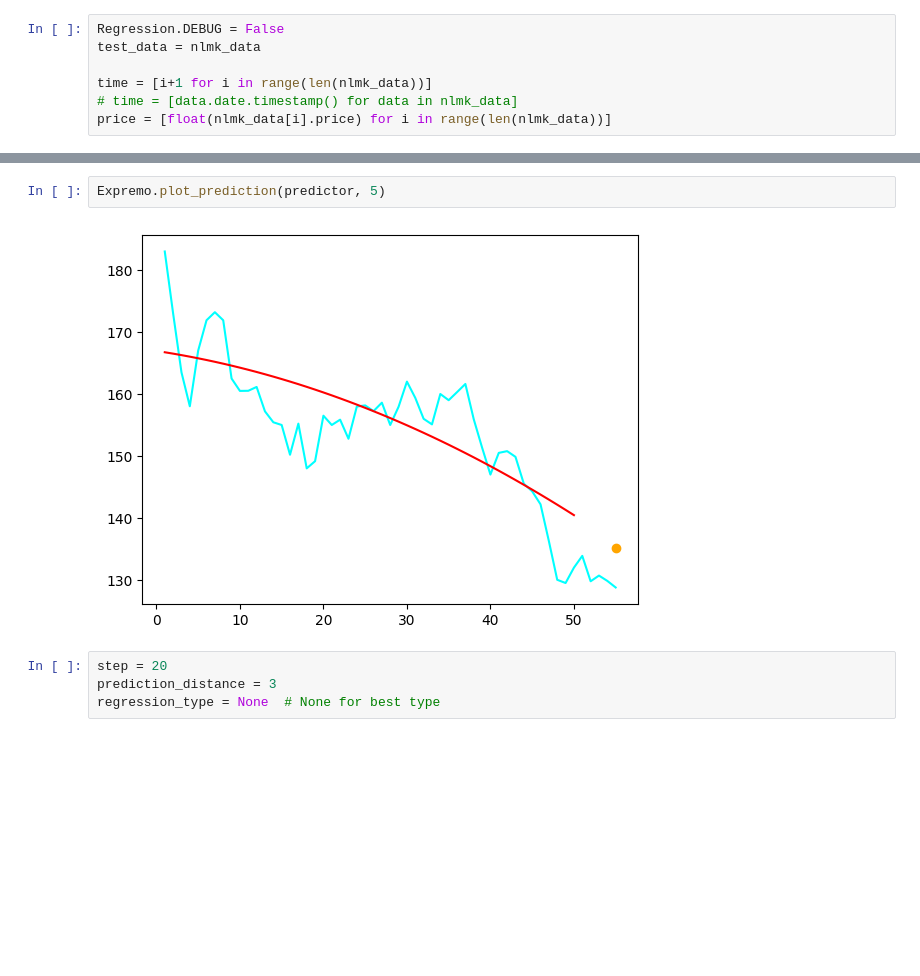
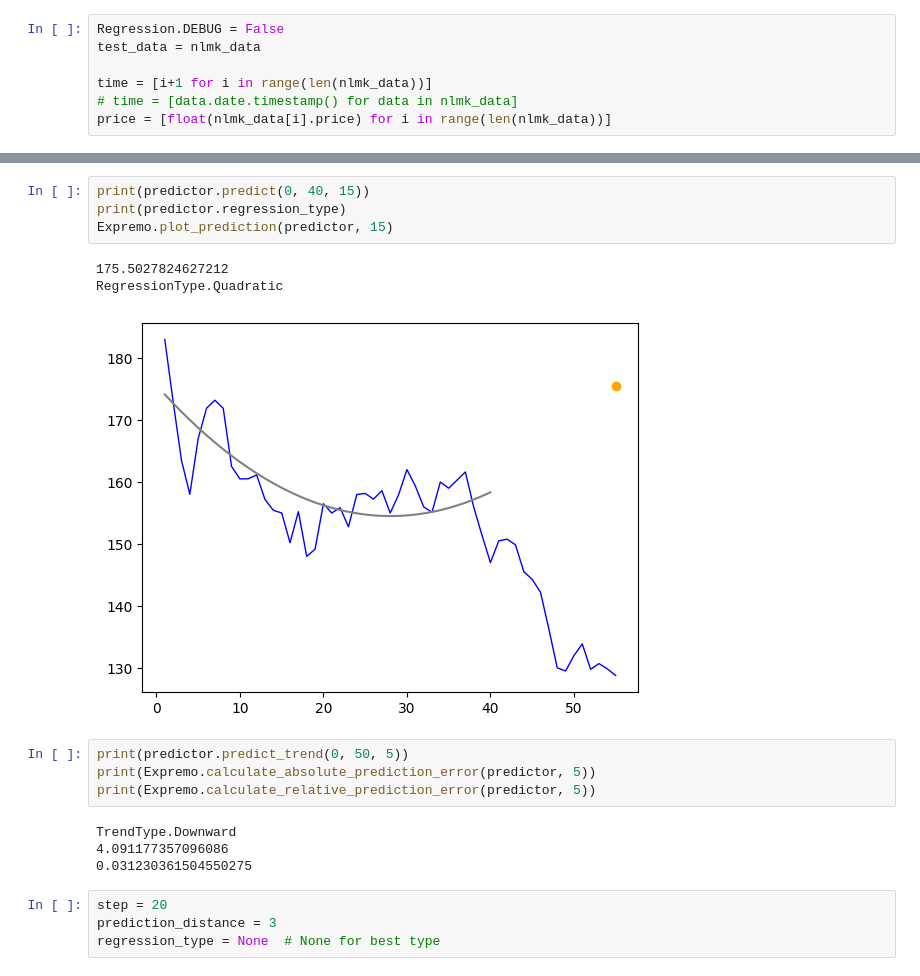
Before and after one commit to kgaudium/expremo, a Jupyter notebook: main.ipynb, the cells around one changed output, grey strips where cells are left out. Cells and saved outputs as stored; diff of their text form; blank space fills up the shorter version.

```diff
--- a/main.ipynb
+++ b/main.ipynb
@@ -72,7 +64,19 @@ RegressionType.Quadratic
+# %%
+print(predictor.predict(0, 40, 15))
+print(predictor.regression_type)
+Expremo.plot_prediction(predictor, 15)
+# %% [output]
+175.5027824627212
+RegressionType.Quadratic
+[figure, added]
 # %%
-Expremo.plot_prediction(predictor, 5)
+print(predictor.predict_trend(0, 50, 5))
+print(Expremo.calculate_absolute_prediction_error(predictor, 5))
+print(Expremo.calculate_relative_prediction_error(predictor, 5))
 # %% [output]
-[figure, removed]
+TrendType.Downward
+4.091177357096086
+0.031230361504550275
 # %%
 step = 20
 prediction_distance = 3
```
Also changed, not shown: parts of 10 cells of this notebook, 2 other files.
